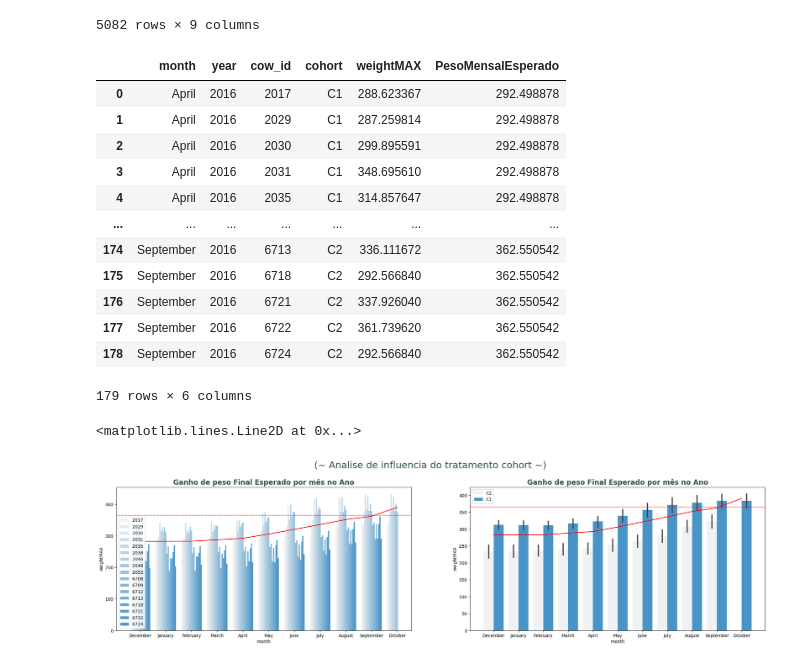
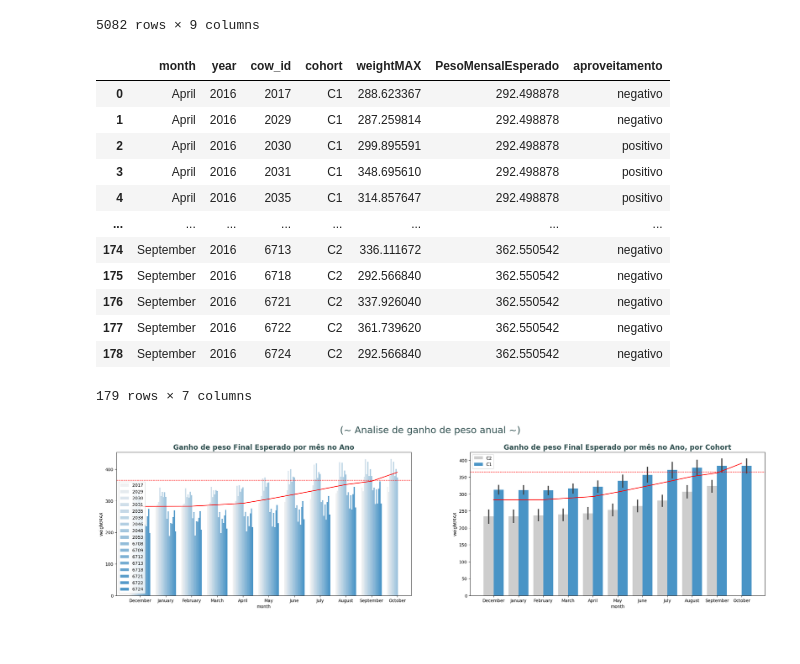
Before and after one commit to juliopk543/zootecnia-pecuaria-precisao, a Jupyter notebook: AnaliseRebanho(USD).gov/Analise/Crioulo-MesticoDeCorte-checkpoint.ipynb, the cells around one changed output. Saved outputs shown, nothing was run; the diff lists cells and outputs as text; code cells hidden in the pictures.

Commit message:
atualizando analise de gado crioulo mestiço

```diff
--- a/AnaliseRebanho(USD).gov/Analise/Crioulo-MesticoDeCorte-checkpoint.ipynb
+++ b/AnaliseRebanho(USD).gov/Analise/Crioulo-MesticoDeCorte-checkpoint.ipynb
@@ -124,21 +130,38 @@ PesoMensalEsperado['PesoMensalEsperado'] = PesoMensalEsperado['weightMEAN'] + PM
 # %%
 cattleXC_pesoMensal = cattleXC_pesoMensal.merge(PesoMensalEsperado[['month', 'PesoMensalEsperado']], on='month')
 # %%
+# Ignore Warning Setting With Copy
+import warnings
+from pandas.core.common import SettingWithCopyWarning
+warnings.simplefilter(action='ignore', category=SettingWithCopyWarning)
+
+# Convertendo Arroba
+cattleXC_pesoMensal['aproveitamento'] = ((cattleXC_pesoMensal.weightMAX / cattleXC_pesoMensal.PesoMensalEsperado) * 100) - 100
+
+def categorial(x):
+    if x < 0:
+        return 'negativo'
+    elif x > 0:
+        return 'positivo'
+    return None
+
+cattleXC_pesoMensal['aproveitamento'] = cattleXC_pesoMensal['aproveitamento'].apply(categorial)
+
 cattleXC_pesoMensal
 # %% [output]
-|  | month | year | cow_id | cohort | weightMAX | PesoMensalEsperado |
-| 0 | April | 2016 | 2017 | C1 | 288.623367 | 292.498878 |
-| 1 | April | 2016 | 2029 | C1 | 287.259814 | 292.498878 |
-| 2 | April | 2016 | 2030 | C1 | 299.895591 | 292.498878 |
-| 3 | April | 2016 | 2031 | C1 | 348.695610 | 292.498878 |
-| 4 | April | 2016 | 2035 | C1 | 314.857647 | 292.498878 |
-| ... | ... | ... | ... | ... | ... | ... |
-| 174 | September | 2016 | 6713 | C2 | 336.111672 | 362.550542 |
-| 175 | September | 2016 | 6718 | C2 | 292.566840 | 362.550542 |
-| 176 | September | 2016 | 6721 | C2 | 337.926040 | 362.550542 |
-| 177 | September | 2016 | 6722 | C2 | 361.739620 | 362.550542 |
-| 178 | September | 2016 | 6724 | C2 | 292.566840 | 362.550542 |
+|  | month | year | cow_id | cohort | weightMAX | PesoMensalEsperado | aproveitamento |
+| 0 | April | 2016 | 2017 | C1 | 288.623367 | 292.498878 | negativo |
+| 1 | April | 2016 | 2029 | C1 | 287.259814 | 292.498878 | negativo |
+| 2 | April | 2016 | 2030 | C1 | 299.895591 | 292.498878 | positivo |
+| 3 | April | 2016 | 2031 | C1 | 348.695610 | 292.498878 | positivo |
+| 4 | April | 2016 | 2035 | C1 | 314.857647 | 292.498878 | positivo |
+| ... | ... | ... | ... | ... | ... | ... | ... |
+| 174 | September | 2016 | 6713 | C2 | 336.111672 | 362.550542 | negativo |
+| 175 | September | 2016 | 6718 | C2 | 292.566840 | 362.550542 | negativo |
+| 176 | September | 2016 | 6721 | C2 | 337.926040 | 362.550542 | negativo |
+| 177 | September | 2016 | 6722 | C2 | 361.739620 | 362.550542 | negativo |
+| 178 | September | 2016 | 6724 | C2 | 292.566840 | 362.550542 | negativo |
-179 rows × 6 columns
+179 rows × 7 columns
 # %%
 def tm_sorter(column):
     """Sort function"""
@@ -149,24 +172,24 @@ def tm_sorter(column):
 cattleXC_pesoMensal = cattleXC_pesoMensal.sort_values(by='month', key=tm_sorter)
 # %%
 color = '#3498db'
+palettecolor = ['#CDCDCD','#3498db']
 
 # figure
 fig, axes = plt.subplots(1,2, figsize=(27, 6))
 
 # title
-fig.suptitle('(~ Analise de influencia do tratamento cohort ~)', fontsize=22, y=1.02, color=textcolor)
+fig.suptitle('(~ Analise de ganho de peso anual ~)', fontsize=22, y=1.02, color=textcolor)
 
 # plot (barplot)[arroba]
 sns.barplot(ax=axes[0], data=cattleXC_pesoMensal, x='month', y='weightMAX', hue='cow_id',color=color)
-sns.lineplot(ax=axes[0], data=cattleXC_pesoMensal, x='month', y='PesoMensalEsperado', color='#FF0000')
+sns.lineplot(ax=axes[0], data=cattleXC_pesoMensal, x='month', y='PesoMensalEsperado', color='red')
 axes[0].set_title('Ganho de peso Final Esperado por mês no Ano', fontsize=16, color=textcolor, weight="bold")
-axes[0].axhline(y=PesoFinalEsperado, color='#FF0000', linestyle='--', linewidth=1, label='max')
+axes[0].axhline(y=PesoFinalEsperado, color='red', linestyle='--', linewidth=1, label='max')
 
 
-sns.barplot(ax=axes[1], data=cattleXC_pesoMensal, x='month', y='weightMAX', hue='cohort',color=color)
-sns.lineplot(ax=axes[1], data=cattleXC_pesoMensal, x='month', y='PesoMensalEsperado', color='#FF0000')
-axes[1].set_title('Ganho de peso Final Esperado por mês no Ano', fontsize=16, color=textcolor, weight="bold")
-axes[1].axhline(y=PesoFinalEsperado, color='#FF0000', linestyle='--', linewidth=1, label='max')
+sns.barplot(ax=axes[1], data=cattleXC_pesoMensal, x='month', y='weightMAX', hue='cohort',palette=palettecolor)
+sns.lineplot(ax=axes[1], data=cattleXC_pesoMensal, x='month', y='PesoMensalEsperado', color='red')
+axes[1].set_title('Ganho de peso Final Esperado por mês no Ano, por Cohort', fontsize=16, color=textcolor, weight="bold")
+axes[1].axhline(y=PesoFinalEsperado, color='#FF0000', linestyle='--', linewidth=1, label='max');
 # %% [output]
-<matplotlib.lines.Line2D at 0x...>
-[figure, old version]
+[figure, new version]
```
Also changed, not shown: parts of 4 cells of this notebook.
